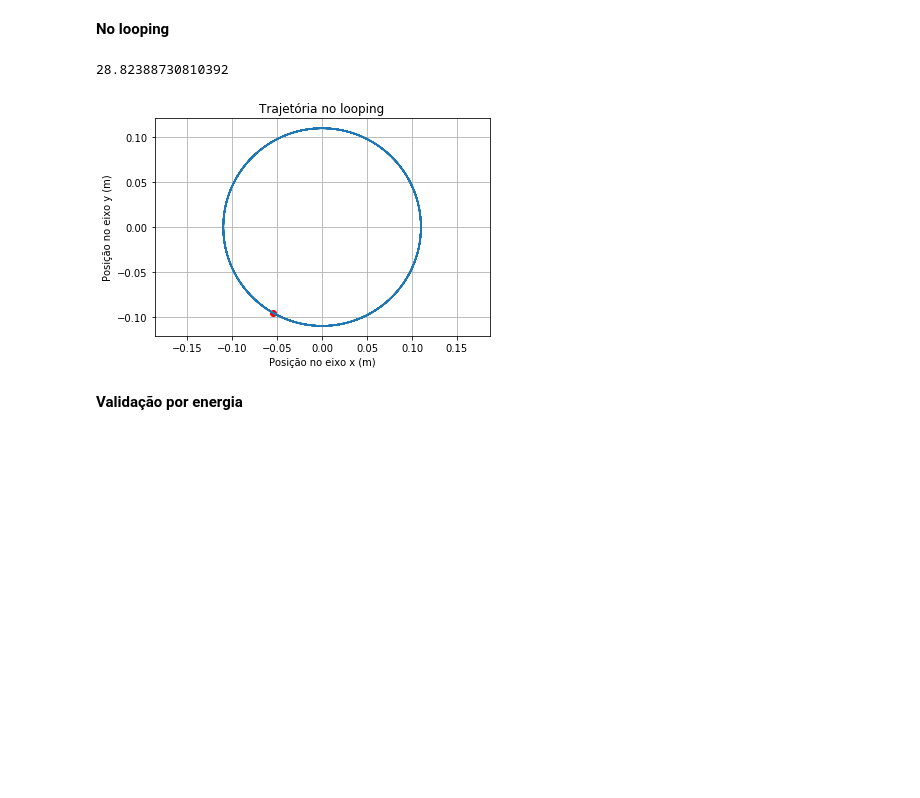
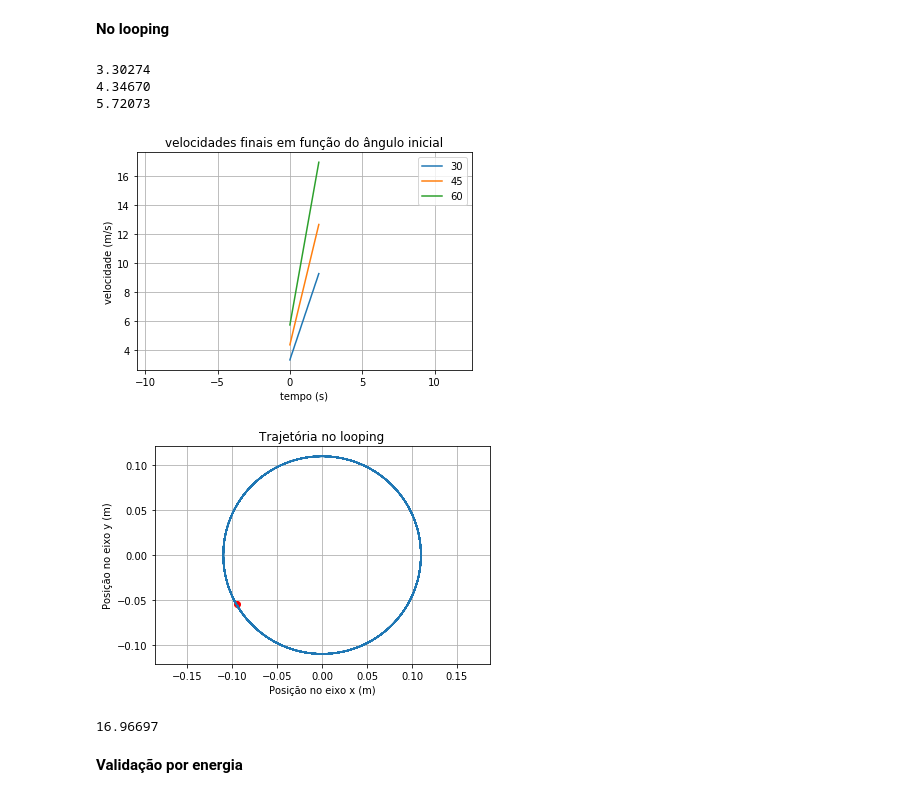
Before and after one commit to pedrocelia/Hot-Wheels, a Jupyter notebook: Hot Wheels(1).ipynb, the cells around one changed output. Drawn from its saved outputs; the diff is of its cells as text; code cells hidden in the pictures; blank space fills up the shorter version.

```diff
--- a/Hot Wheels(1).ipynb
+++ b/Hot Wheels(1).ipynb
@@ -23,7 +23,7 @@ peso = m*g #em N
 Cd = 0.82
 A = (2/100)*(2/100)
 p = 1
-ang = math.radians(30)
+ang = math.radians(20)
 sen = math.sin(ang)
 cos = math.cos(ang)
 altura = 1.05*math.sin(ang)
@@ -31,11 +31,12 @@ Xmax = altura/math.tan(ang)
 # %% [markdown]
 **Na rampa**
 # %%
-def EquaçãoDiferencial(listaSolucao, t):
+def EquaçãoDiferencial(listaSolucao, t, a):
     x = listaSolucao[0]
     y = listaSolucao[1]
     Vx = listaSolucao[2]
     Vy = listaSolucao[3]
+    lista_velocidade = []
     v = math.sqrt(Vx**2 + Vy**2)
     D = 1/2*(p*Cd*A*(v**2))
     N = peso*cos
@@ -45,12 +46,11 @@ def EquaçãoDiferencial(listaSolucao, t):
     dydt = Vy
     dVxdt = ((N*sen) - (D*cos) - (4*fat*cos))/m
     dVydt = ((N*cos) + (D*sen) + (4*fat*sen))/m - g
-
     if x > Xmax:
         dVxdt = 0
         dVydt = 0
 
 
-    return dxdt, dydt, dVxdt, dVydt
+    return dxdt, dydt, dVxdt, dVydt, v
 # %%
 delta_t = 1e-3
@@ -172,42 +198,75 @@ def EquaçãoDiferencial2(listaSolucao, t):
     else:
         fat = (peso*math.cos(a)-D)/(4 + m*(R2**2)/I)
         dwdt = (-peso*math.cos(a) + D + 4*fat)/(m*R_do_loop)
-    return dadt, dwdt
+    return dadt, dwdt, v
 # %%
 tempo1 = np.arange(0,2,delta_t)
-a0 = -math.pi/2 - ang
-w0 = vf/R_do_loop
-CI1 = [a0,w0]
-solucao1 = odeint(EquaçãoDiferencial2, CI1, tempo1)
 
-print(w0)
-#lista de todos os alphas no tempo
-alphas = solucao1[:,0]
+# Vamos encontrar com o for a seguir a velocidade final para cada ângulo e atualizar os valores de vf e a0
+for angulo in lista_de_angulos:
+    ang_radianos = math.radians(angulo)
+    sen = math.sin(ang_radianos)
+    cos = math.cos(ang_radianos)
+    solucao_para_velocidade = odeint(EquaçãoDiferencial, CI, tempo, args=(ang_radianos,))
+    vxf = solucao_para_velocidade[:,2][-1]
+    vyf = solucao_para_velocidade[:,3][-1]
+    vf = math.sqrt((vxf**2) + (vyf**2))
+    a0 = -math.pi/2 - ang_radianos
+    w0 = vf/R_do_loop
+    CI1 = [a0,w0,vf]
+    solucao1 = odeint(EquaçãoDiferencial2, CI1, tempo1)
 
-#lista de todos os omegas no tempo
-omegas = solucao1[:,1]
+    #lista de todos os alphas no tempo
+    alphas = solucao1[:,0]
 
-#Calculando posição
-xloop = [R_do_loop*math.cos(a) for a in alphas]
-yloop = [R_do_loop*math.sin(a) for a in alphas]
+    #lista de todos os omegas no tempo
+    omegas = solucao1[:,1]
+
+    #Calculando posição
+    xloop = [R_do_loop*math.cos(a) for a in alphas]
+    yloop = [R_do_loop*math.sin(a) for a in alphas]
+
+    plt.plot(tempo1, solucao1[:,2], label = angulo)
+plt.grid(True)
+plt.title('velocidades finais em função do ângulo inicial')
+plt.xlabel('tempo (s)')
+plt.ylabel('velocidade (m/s)')
+plt.legend()
+plt.axis('equal')
+plt.show()
 
 
-#for a in alphas:
-#    N = [((m)*(w*R_do_loop)**2)/R_do_loop - m*g*math.sin(a) for w in omegas]
-#for i in range(len(N)):
-#    print(N[i])
 
+    #script para ver o comportamento da normal no percurso
+
+    #for a in alphas:
+    #    N = [((m)*(w*R_do_loop)**2)/R_do_loop - m*g*math.sin(a) for w in omegas]
+    #for i in range(len(N)):
+    #    print(N[i])
+
+
+# Gráfico da trajetória
 plt.plot(R_do_loop*math.cos(a0), R_do_loop*math.sin(a0), 'ro')
 plt.plot(xloop, yloop)
 plt.grid(True)
 plt.title('Trajetória no looping')
 plt.xlabel('Posição no eixo x (m)')
 plt.ylabel('Posição no eixo y (m)')
 plt.axis('equal')
 plt.show()
+
+#Verificando a velocidade final
+vf_loop = solucao1[:,2][-1]
+
+
+print('%.5f' %vf_loop)
 # %% [output]
-28.82388730810392
+3.30274
+4.34670
+5.72073
-[figure, old version]
+[figure, new version]
+[figure, added]
+16.96697
 # %% [markdown]
 **Validação por energia**
 # %%
```
Also changed, not shown: parts of 4 cells of this notebook.
